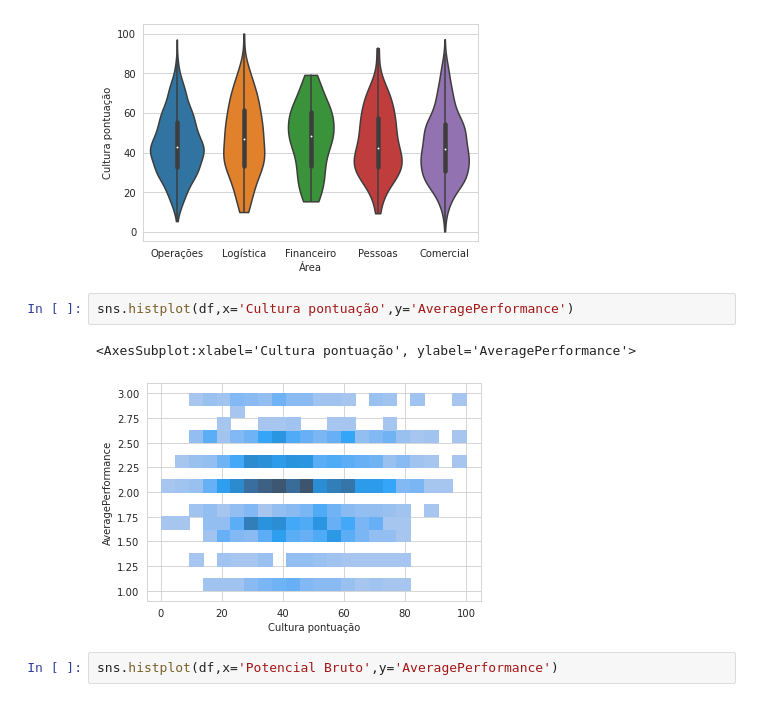
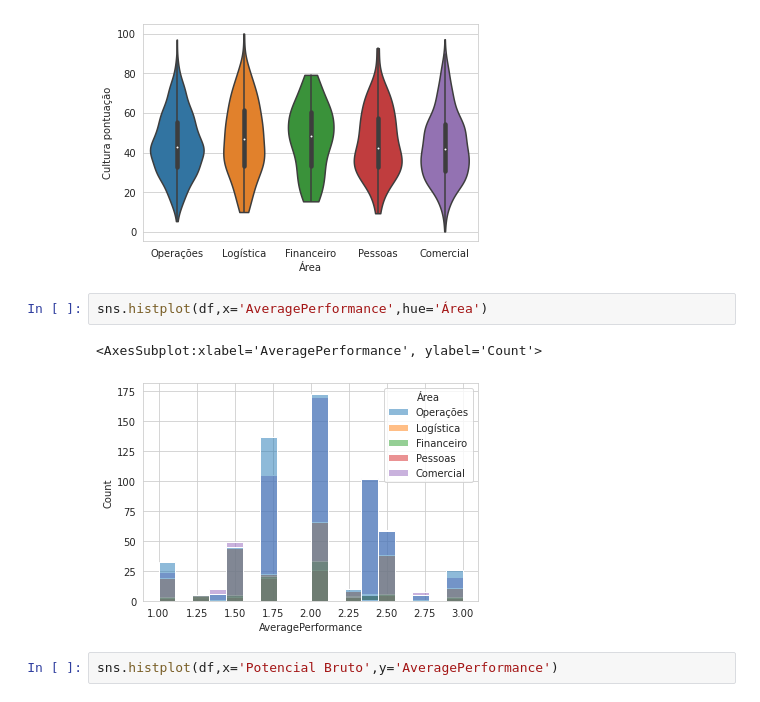
Before and after one commit to biagzi/data_science, a Jupyter notebook: case2_people_analytics/gathering_preparing_all_data.ipynb, the cells around one changed output. Saved outputs shown, nothing was run; the diff lists cells and outputs as text.

```diff
--- a/case2_people_analytics/gathering_preparing_all_data.ipynb
+++ b/case2_people_analytics/gathering_preparing_all_data.ipynb
@@ -129,10 +129,10 @@ sns.violinplot(data=df, x = "Área", y = "Cultura pontuação",cut=0)
 <AxesSubplot:xlabel='Área', ylabel='Cultura pontuação'>
 [figure]
 # %%
-sns.histplot(df,x='Cultura pontuação',y='AveragePerformance')
+sns.histplot(df,x='AveragePerformance',hue='Área')
 # %% [output]
-<AxesSubplot:xlabel='Cultura pontuação', ylabel='AveragePerformance'>
+<AxesSubplot:xlabel='AveragePerformance', ylabel='Count'>
-[figure, old version]
+[figure, new version]
 # %%
 sns.histplot(df,x='Potencial Bruto',y='AveragePerformance')
 # %% [output]
```
Also changed, not shown: 6 other files.
